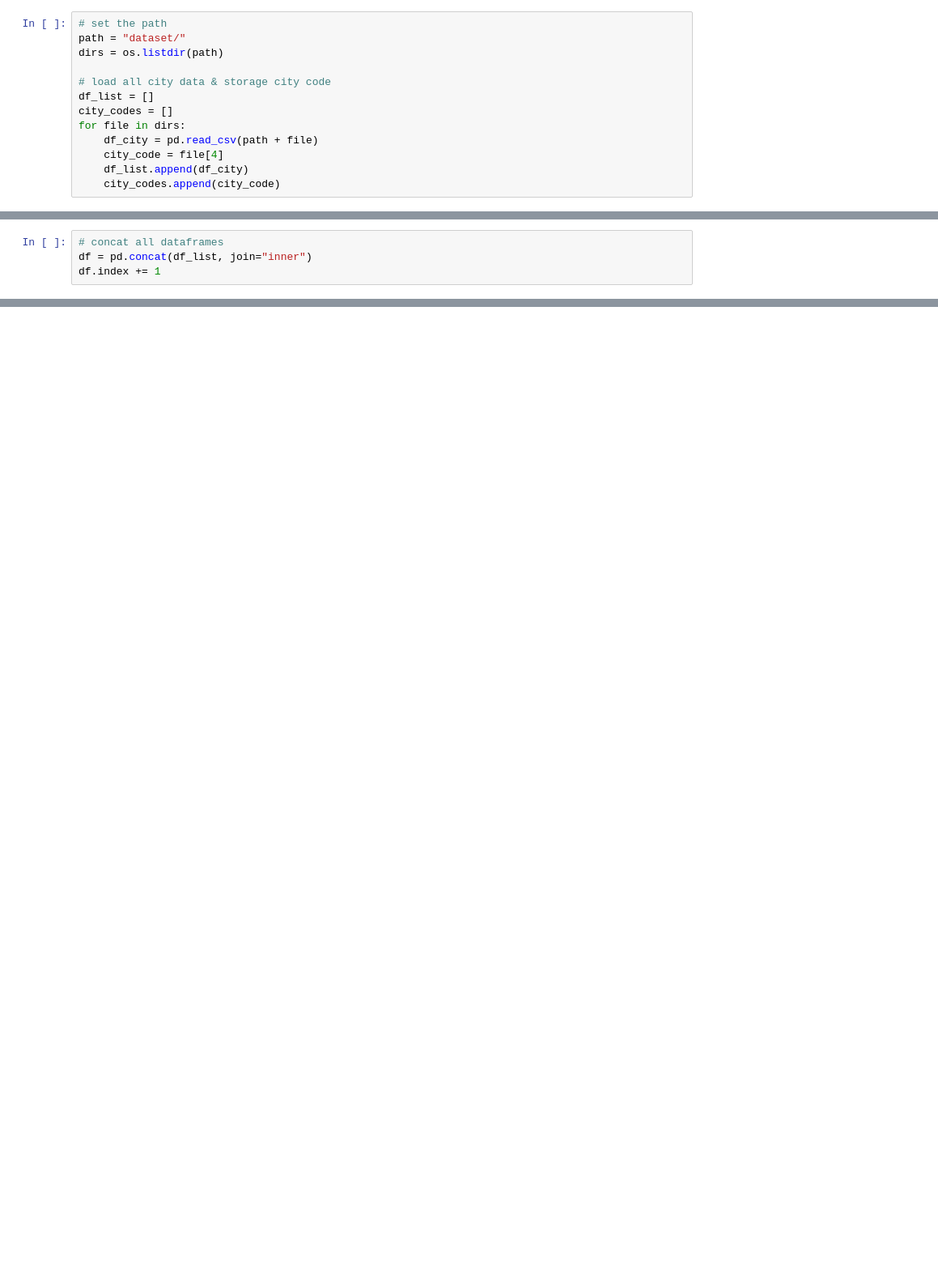
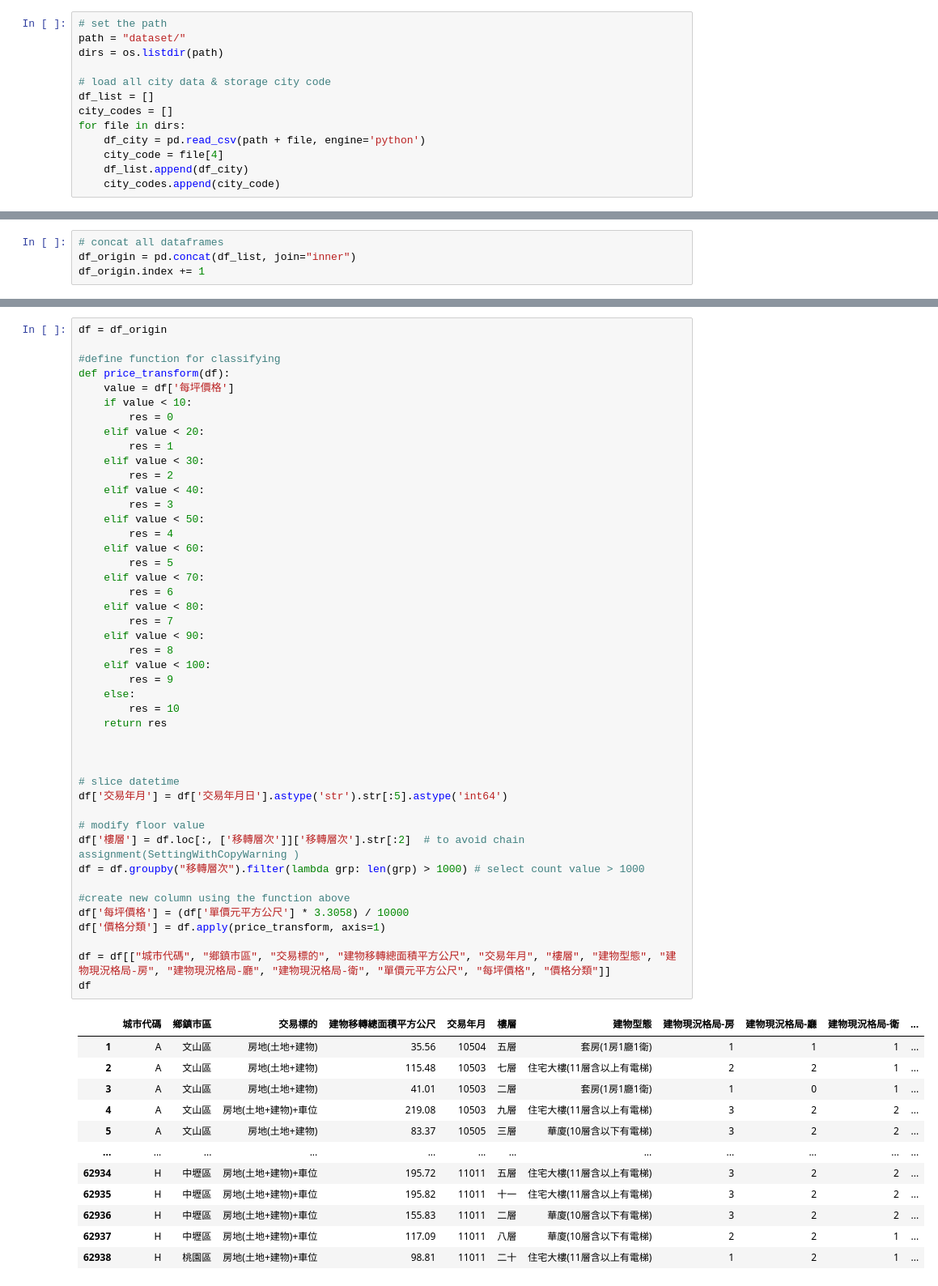
Before and after one commit to nbsurferch07/bdse25_team1, a Jupyter notebook: house_price_predict/house_price_six_cityies.ipynb, the cells around one changed output, grey strips where cells are left out. Shown at 81% size. Saved outputs shown, nothing was run; the diff lists cells and outputs as text; blank space fills up the shorter version.

```diff
--- a/house_price_predict/house_price_six_cityies.ipynb
+++ b/house_price_predict/house_price_six_cityies.ipynb
@@ -22,7 +26,7 @@ dirs = os.listdir(path)
 df_list = []
 city_codes = []
 for file in dirs:
-    df_city = pd.read_csv(path + file)
+    df_city = pd.read_csv(path + file, engine='python')
     city_code = file[4]
     df_list.append(df_city)
     city_codes.append(city_code)
@@ -35,4 +42,4 @@ for df, code in zip(df_list, city_codes):
 # %%
 # concat all dataframes
-df = pd.concat(df_list, join="inner")
-df.index += 1
+df_origin = pd.concat(df_list, join="inner")
+df_origin.index += 1
@@ -43,0 +46,58 @@ df
+# %%
+df = df_origin
+
+#define function for classifying
+def price_transform(df):
+    value = df['每坪價格']
+    if value < 10:
+        res = 0
+    elif value < 20:
+        res = 1
+    elif value < 30:
+        res = 2
+    elif value < 40:
+        res = 3
+    elif value < 50:
+        res = 4
+    elif value < 60:
+        res = 5
+    elif value < 70:
+        res = 6
+    elif value < 80:
+        res = 7
+    elif value < 90:
+        res = 8
+    elif value < 100:
+        res = 9
+    else:
+        res = 10
+    return res
+
+
+
+# slice datetime
+df['交易年月'] = df['交易年月日'].astype('str').str[:5].astype('int64')
+
+# modify floor value
+df['樓層'] = df.loc[:, ['移轉層次']]['移轉層次'].str[:2]  # to avoid chain assignment(SettingWithCopyWarning )
+df = df.groupby("移轉層次").filter(lambda grp: len(grp) > 1000) # select count value > 1000
+
+#create new column using the function above
+df['每坪價格'] = (df['單價元平方公尺'] * 3.3058) / 10000
+df['價格分類'] = df.apply(price_transform, axis=1)
+
+df = df[["城市代碼", "鄉鎮市區", "交易標的", "建物移轉總面積平方公尺", "交易年月", "樓層", "建物型態", "建物現況格局-房", "建物現況格局-廳", "建物現況格局-衛", "單價元平方公尺", "每坪價格", "價格分類"]]
+df
+# %% [output]
+|  | 城市代碼 | 鄉鎮市區 | 交易標的 | 建物移轉總面積平方公尺 | 交易年月 | 樓層 | 建物型態 | 建物現況格局-房 | 建物現況格局-廳 | 建物現況格局-衛 | ... |
+| 1 | A | 文山區 | 房地(土地+建物) | 35.56 | 10504 | 五層 | 套房(1房1廳1衛) | 1 | 1 | 1 | ... |
+| 2 | A | 文山區 | 房地(土地+建物) | 115.48 | 10503 | 七層 | 住宅大樓(11層含以上有電梯) | 2 | 2 | 1 | ... |
+| 3 | A | 文山區 | 房地(土地+建物) | 41.01 | 10503 | 二層 | 套房(1房1廳1衛) | 1 | 0 | 1 | ... |
+| 4 | A | 文山區 | 房地(土地+建物)+車位 | 219.08 | 10503 | 九層 | 住宅大樓(11層含以上有電梯) | 3 | 2 | 2 | ... |
+| 5 | A | 文山區 | 房地(土地+建物) | 83.37 | 10505 | 三層 | 華廈(10層含以下有電梯) | 3 | 2 | 2 | ... |
+| ... | ... | ... | ... | ... | ... | ... | ... | ... | ... | ... | ... |
+| 62934 | H | 中壢區 | 房地(土地+建物)+車位 | 195.72 | 11011 | 五層 | 住宅大樓(11層含以上有電梯) | 3 | 2 | 2 | ... |
+| 62935 | H | 中壢區 | 房地(土地+建物)+車位 | 195.82 | 11011 | 十一 | 住宅大樓(11層含以上有電梯) | 3 | 2 | 2 | ... |
+| 62936 | H | 中壢區 | 房地(土地+建物)+車位 | 155.83 | 11011 | 二層 | 華廈(10層含以下有電梯) | 3 | 2 | 2 | ... |
+| 62937 | H | 中壢區 | 房地(土地+建物)+車位 | 117.09 | 11011 | 八層 | 華廈(10層含以下有電梯) | 2 | 2 | 1 | ... |
+| 62938 | H | 桃園區 | 房地(土地+建物)+車位 | 98.81 | 11011 | 二十 | 住宅大樓(11層含以上有電梯) | 1 | 2 | 1 | ... |
```
Also changed, not shown: parts of 35 cells of this notebook.
